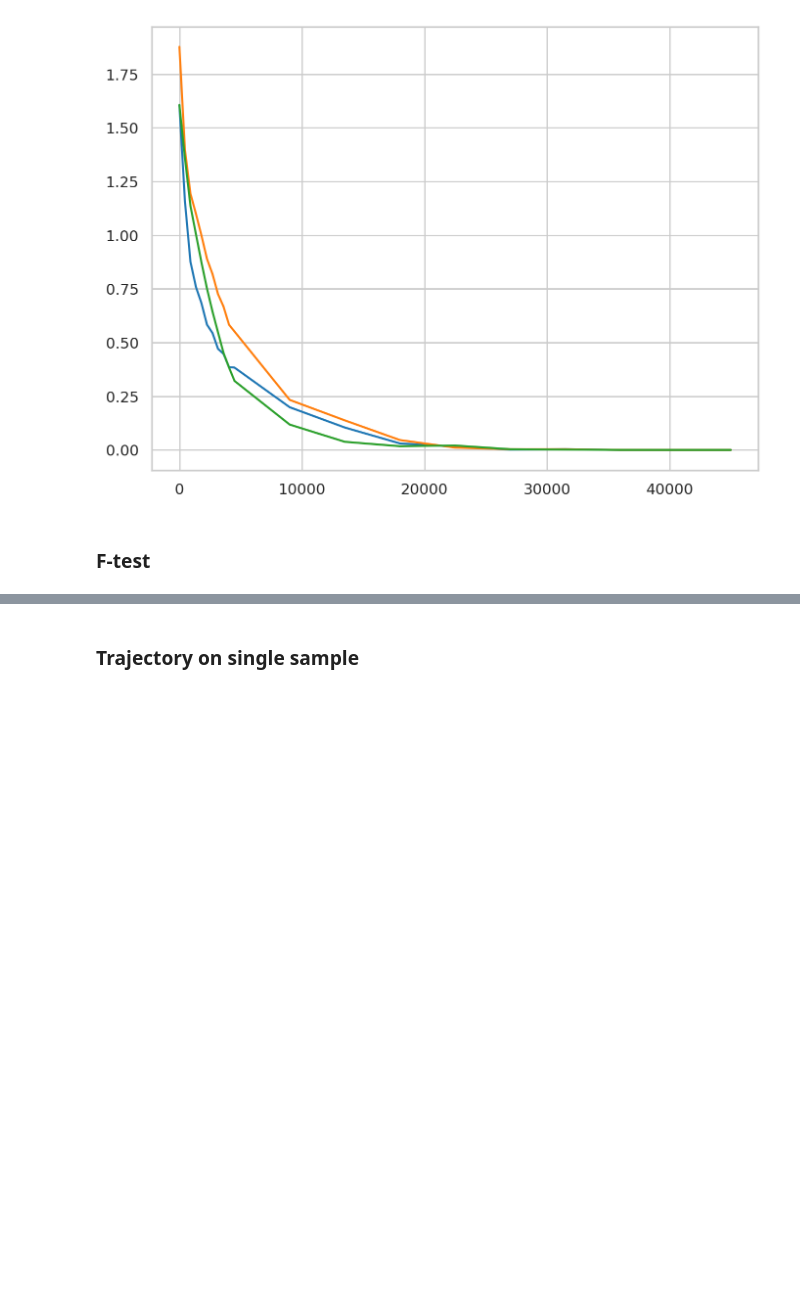
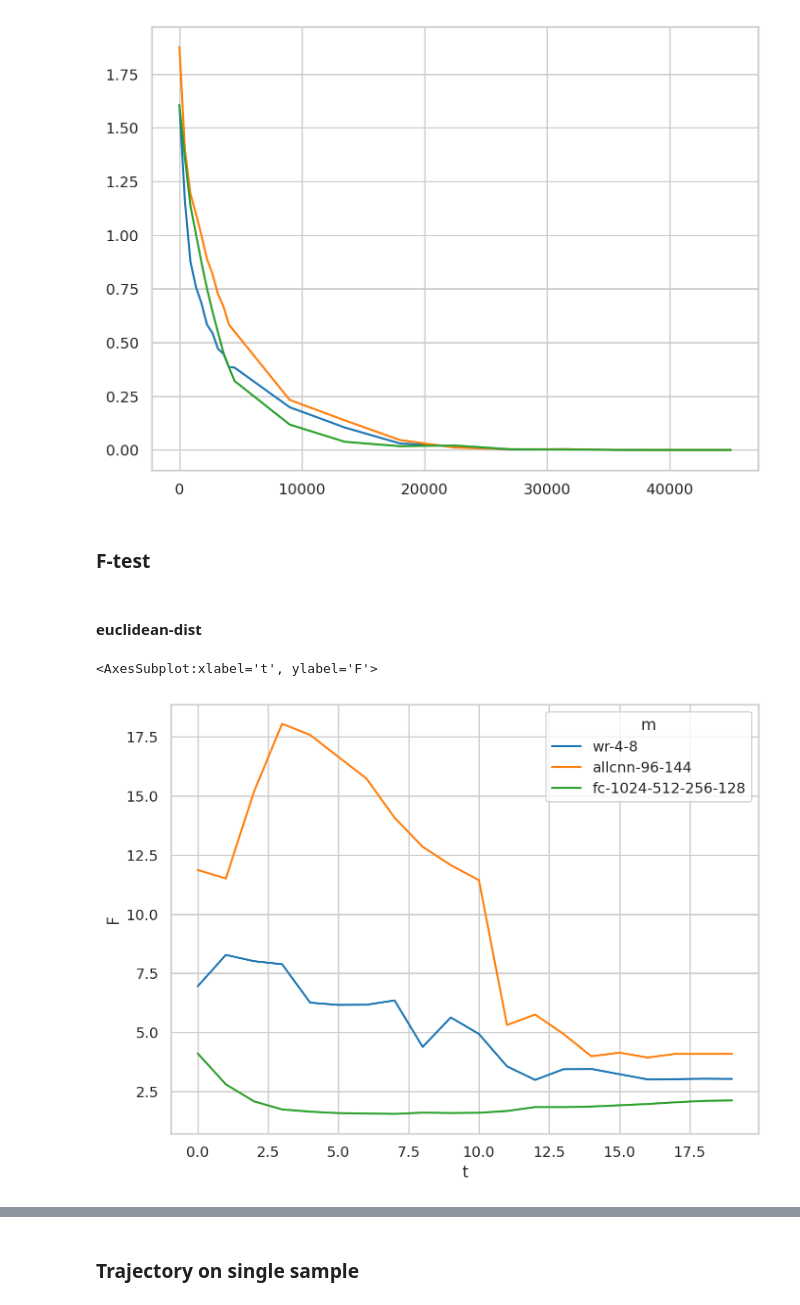
Before and after one commit to grasp-lyrl/low-dimensional-deepnets, a Jupyter notebook: avg_models.ipynb, the cells around one changed output, grey strips where cells are left out. Saved outputs shown, nothing was run; the diff lists cells and outputs as text; code cells hidden in the pictures; blank space fills up the shorter version.

```diff
--- a/avg_models.ipynb
+++ b/avg_models.ipynb
@@ -102,0 +102,3 @@ dists['dist'] /= 50000
+# %%
+avg, dists = avg_model(d_, groupby=['m', 'opt', 'bn', 't'], probs=True, get_err=True,
+                       compute_distance=True, distf=bdist, dev='cuda')
@@ -292 +316,3 @@ def F_test(d, avg, fixed='m', key='yh', verbose=False, distf=th.cdist):
     return F
+# %% [markdown]
+#### euclidean-dist
@@ -292,0 +322,13 @@ def F_test(d, avg, fixed='m', key='yh', verbose=False, distf=th.cdist):
+# %%
+F = F_test(d_,
+           avg,
+           fixed="m",
+           key="yvh",
+           distf=th.cdist,
+           dists=dists,
+           verbose=False)
+df = pd.DataFrame(F, columns=["m", "F", "t", "sb", "sw"])
+sns.lineplot(data=df, x="t", y="F", hue="m")
+# %% [output]
+<AxesSubplot:xlabel='t', ylabel='F'>
+[figure, added]
```
Also changed, not shown: parts of 19 cells of this notebook.
